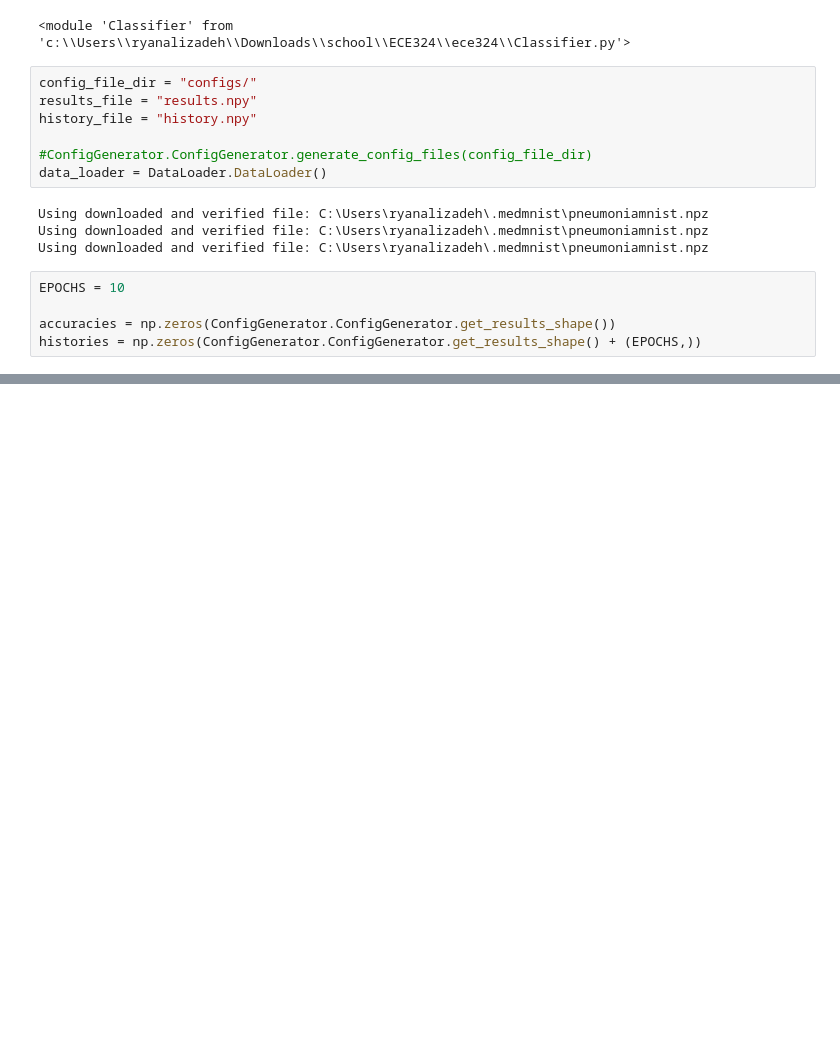
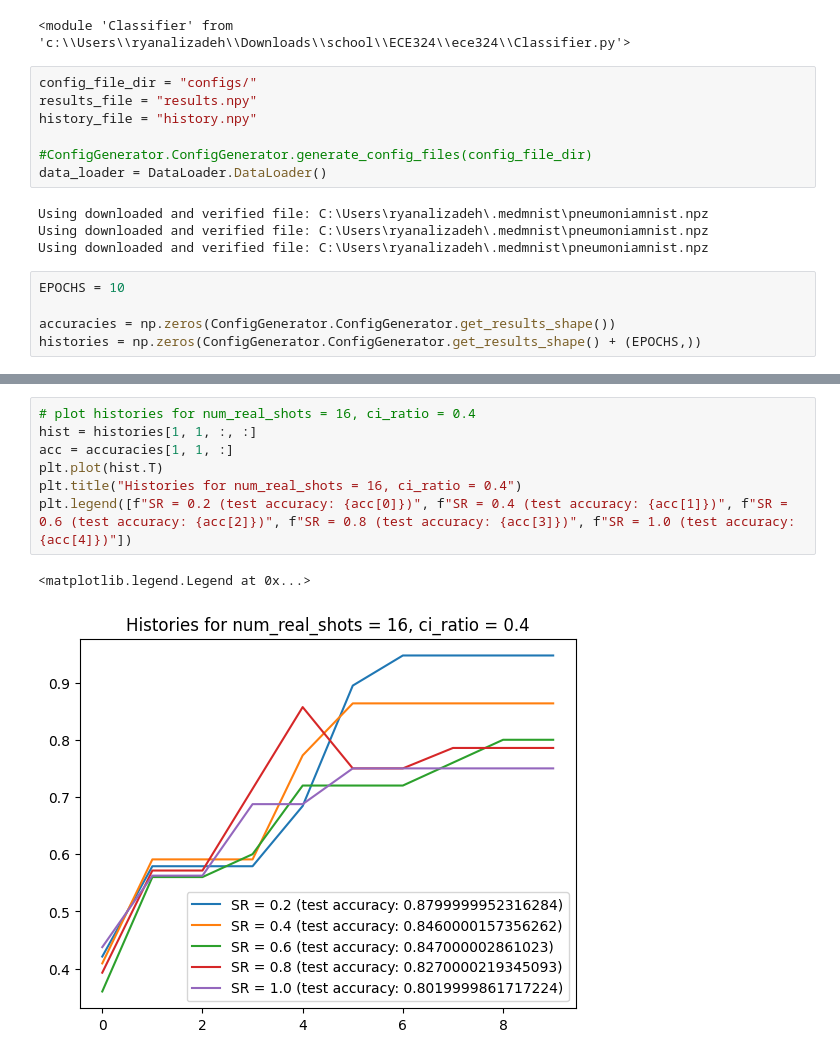
Before and after one commit to ryancalizadeh/ece324, a Jupyter notebook: experiment.ipynb, the cells around one changed output, grey strips where cells are left out. Cells and saved outputs as stored; diff of their text form; blank space fills up the shorter version.

```diff
--- a/experiment.ipynb
+++ b/experiment.ipynb
@@ -79,0 +118,10 @@ KeyboardInterrupt:
+# %%
+# plot histories for num_real_shots = 16, ci_ratio = 0.4
+hist = histories[1, 1, :, :]
+acc = accuracies[1, 1, :]
+plt.plot(hist.T)
+plt.title("Histories for num_real_shots = 16, ci_ratio = 0.4")
+plt.legend([f"SR = 0.2 (test accuracy: {acc[0]})", f"SR = 0.4 (test accuracy: {acc[1]})", f"SR = 0.6 (test accuracy: {acc[2]})", f"SR = 0.8 (test accuracy: {acc[3]})", f"SR = 1.0 (test accuracy: {acc[4]})"])
+# %% [output]
+<matplotlib.legend.Legend at 0x...>
+[figure, added]
```
Also changed, not shown: parts of 9 cells of this notebook, 1 other file.
